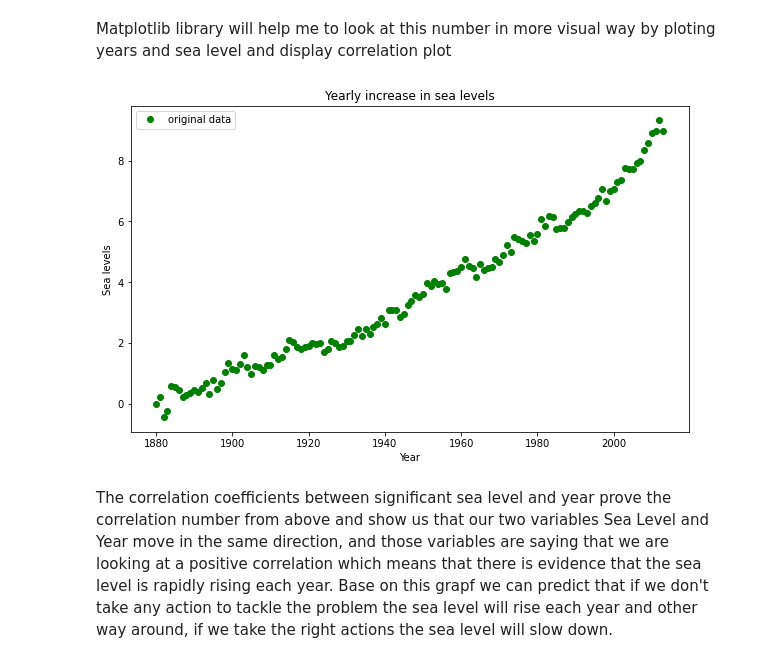
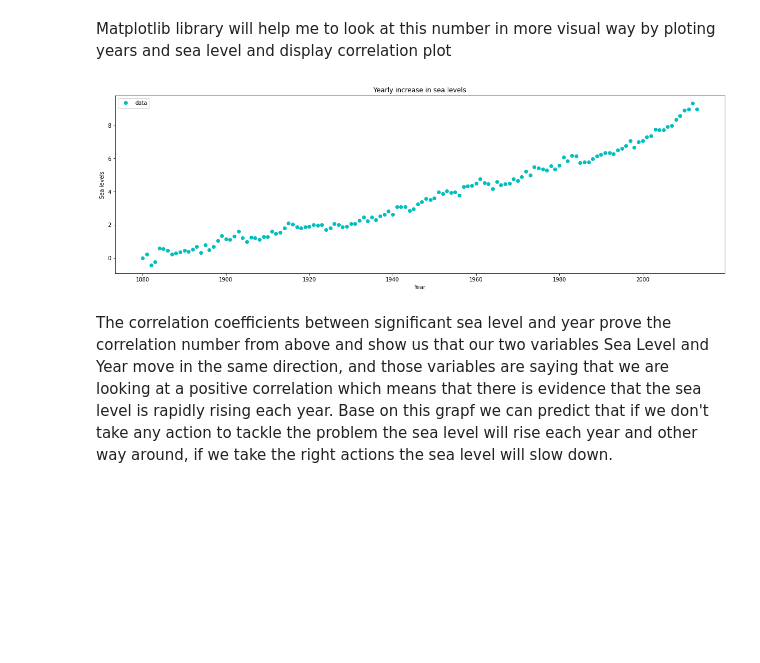
Before and after one commit to RautenM/PythonFundamentals, a Jupyter notebook: Project*/Project_Sea_Level.ipynb, the cells around one changed output. Drawn from its saved outputs; the diff is of its cells as text; code cells hidden in the pictures; blank space fills up the shorter version.

```diff
--- a/Project*/Project_Sea_Level.ipynb
+++ b/Project*/Project_Sea_Level.ipynb
@@ -165,19 +160,19 @@ sea_years = np.array(sea_level_df["Year"],np.int64)
 # %%
 import matplotlib.pyplot as plt
 
 def visualise_oneplot(x_array,y_array,x_label,y_label,plot_title):
-  plt.figure(figsize=(10,6))
-  plt.plot(x_array, y_array, 'o', color = 'g', label='original data')
+  plt.figure(figsize=(20,6))
+  plt.plot(x_array, y_array, 'o', color = 'c', label='data')
   plt.legend()
   plt.xlabel(x_label)
   plt.ylabel(y_label)
   plt.title(plot_title)
   plt.show()
   return
 
 fig1 = visualise_oneplot(sea_years, sea_levels_df,"Year","Sea levels","Yearly increase in sea levels")
 # %% [output]
-[figure, old version]
+[figure, new version]
 # %% [markdown]
 The correlation coefficients between significant sea level and year prove the correlation number from above and show us that our two variables Sea Level and Year move in the same direction, and those variables are saying that we are looking at a positive correlation which means that there is evidence that the sea level is rapidly rising each year.
 Base on this grapf we can predict that if we don't take any action to tackle the problem the sea level will rise each year and other way around, if we take the right actions the sea level will slow down.
```
Also changed, not shown: parts of 1 cell of this notebook.
